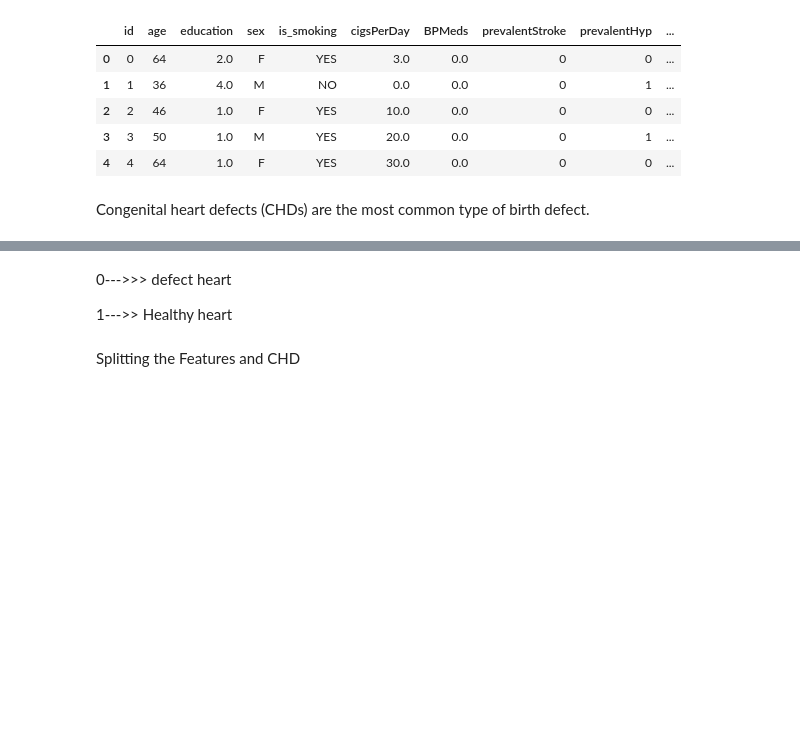
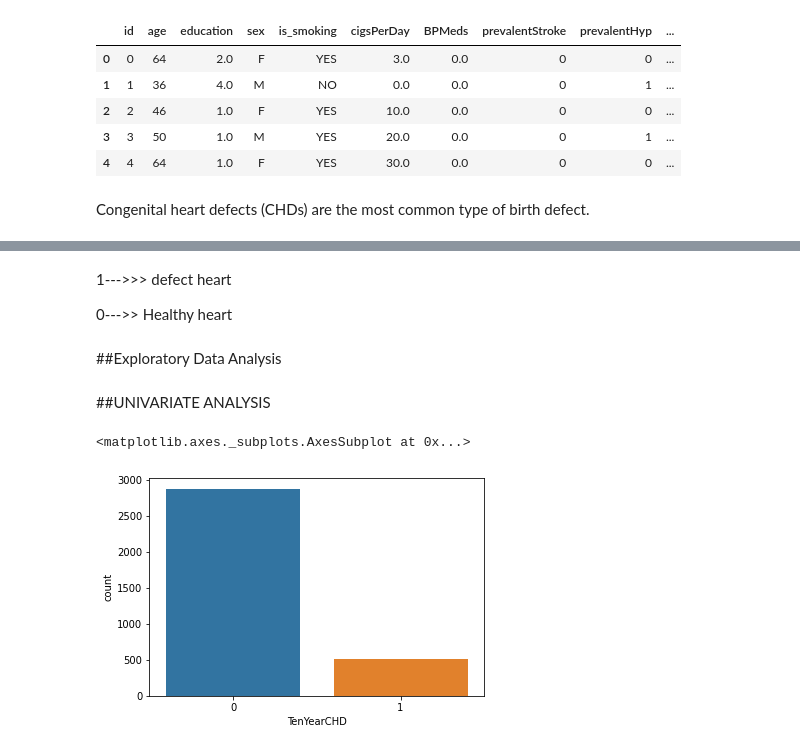
Before and after one commit to Tarungeed/Heart-diease-prediction-, a Jupyter notebook: Heart_diease_prediction_.ipynb, the cells around one changed output, grey strips where cells are left out. Saved outputs shown, nothing was run; the diff lists cells and outputs as text; code cells hidden in the pictures; blank space fills up the shorter version.

```diff
--- a/Heart_diease_prediction_.ipynb
+++ b/Heart_diease_prediction_.ipynb
@@ -229,6 +280,4 @@ Name: prevalentStroke, dtype: int64
 # %% [markdown]
-0--->>> defect heart
+1--->>> defect heart
 
-1--->> Healthy heart
+0--->> Healthy heart
-# %% [markdown]
-Splitting the Features and CHD
@@ -236,0 +284,9 @@ X = heart_data
+# %% [markdown]
+##Exploratory Data Analysis
+# %% [markdown]
+##UNIVARIATE ANALYSIS
+# %%
+sns.countplot(heart_data['TenYearCHD'])
+# %% [output]
+<matplotlib.axes._subplots.AxesSubplot at 0x...>
+[figure, added]
```
Also changed, not shown: parts of 25 cells of this notebook.
